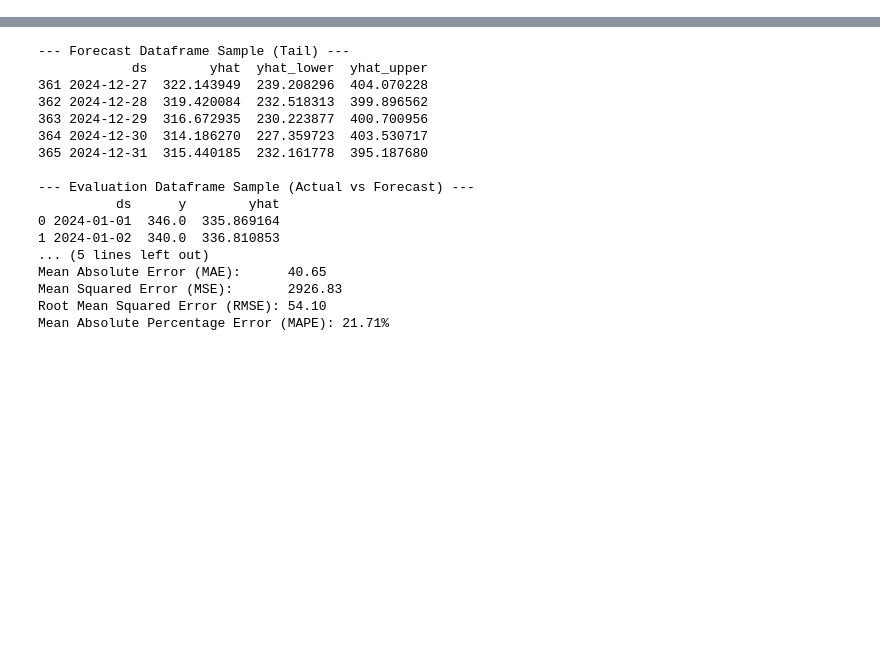
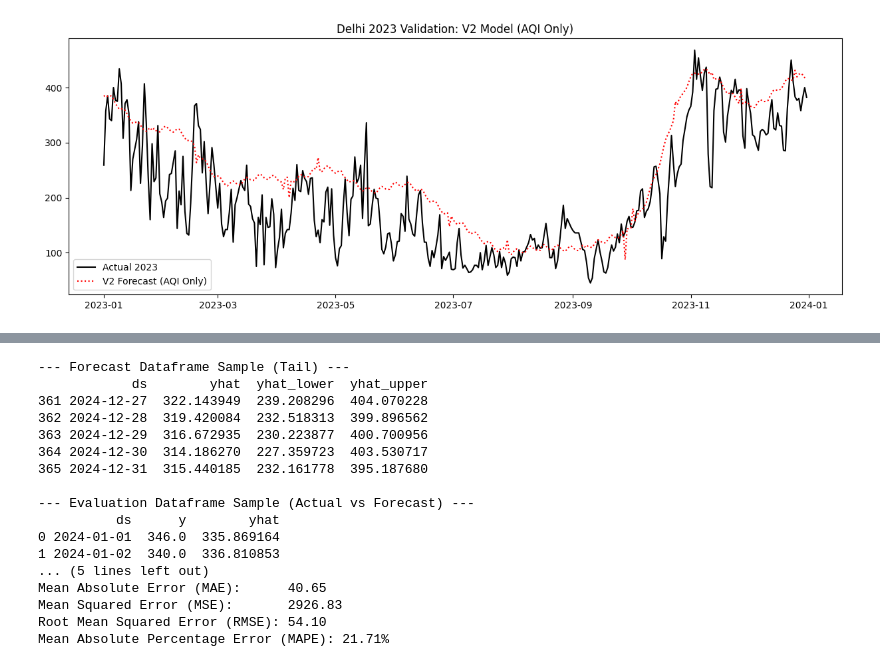
Before and after one commit to cp099/BreatheEasy, a Jupyter notebook: notebook/2_AQI_Forecasting_Development.ipynb, the cells around one changed output, grey strips where cells are left out. Drawn from its saved outputs; the diff is of its cells as text; code cells hidden in the pictures; blank space fills up the shorter version.

```diff
--- a/notebook/2_AQI_Forecasting_Development.ipynb
+++ b/notebook/2_AQI_Forecasting_Development.ipynb
@@ -242,0 +329,42 @@ Improved Prophet model trained for Delhi using data up to 2023-12-31.
+# %%
+# Cell 2B: Train and Evaluate V2 Model (AQI-Only) on 2018-2022 data
+
+logging.info("--- Training V2 AQI-Only Model (2018-2022) ---")
+model_v2_eval = Prophet(
+    seasonality_mode='multiplicative', # Best params from previous non-weather tuning
+    changepoint_prior_scale=0.05,
+    seasonality_prior_scale=10.0,
+    holidays_prior_scale=10.0
+)
+try: model_v2_eval.add_country_holidays(country_name='IN')
+except Exception as e: logging.warning(f"V2 Eval: Could not add holidays: {e}")
+
+# Fit only on 'ds' and 'y' from the evaluation training set
+model_v2_eval.fit(train_df_eval[['ds', 'y']])
+logging.info("V2 Eval model fitted.")
+
+# Predict on validation dates (only needs 'ds')
+future_v2_eval = validation_df_eval[['ds']] # Dataframe with only dates
+forecast_v2_eval = model_v2_eval.predict(future_v2_eval)
+logging.info("V2 Eval prediction complete.")
+
+# Evaluate
+eval_df_v2 = pd.merge(validation_df_eval[['ds', 'y']], forecast_v2_eval[['ds', 'yhat']], on='ds', how='inner')
+mae_v2 = mean_absolute_error(eval_df_v2['y'], eval_df_v2['yhat'])
+rmse_v2 = np.sqrt(mean_squared_error(eval_df_v2['y'], eval_df_v2['yhat']))
+y_true_v2 = eval_df_v2['y']
+y_pred_v2 = eval_df_v2['yhat']
+non_zero_mask_v2 = np.abs(y_true_v2) > 1e-6
+mape_v2 = mean_absolute_percentage_error(y_true_v2[non_zero_mask_v2], y_pred_v2[non_zero_mask_v2]) * 100 if non_zero_mask_v2.any() else np.nan
+
+print("\n--- V2 AQI-Only Model Evaluation (on 2023 data) ---")
+print(f"MAE: {mae_v2:.2f}, RMSE: {rmse_v2:.2f}, MAPE: {mape_v2:.2f}%")
+
+# Optional Plot
+plt.figure(figsize=(15, 5))
+plt.plot(eval_df_v2['ds'], eval_df_v2['y'], label='Actual 2023', color='black')
+plt.plot(eval_df_v2['ds'], eval_df_v2['yhat'], label='V2 Forecast (AQI Only)', color='red', linestyle=':')
+plt.title(f'{TARGET_CITY} 2023 Validation: V2 Model (AQI Only)')
+plt.legend()
+plt.show()
+# %% [output]
@@ -242,0 +382 @@ Improved Prophet model trained for Delhi using data up to 2023-12-31.
+[figure, added]
```
Also changed, not shown: parts of 5 cells of this notebook, 1 other file.
